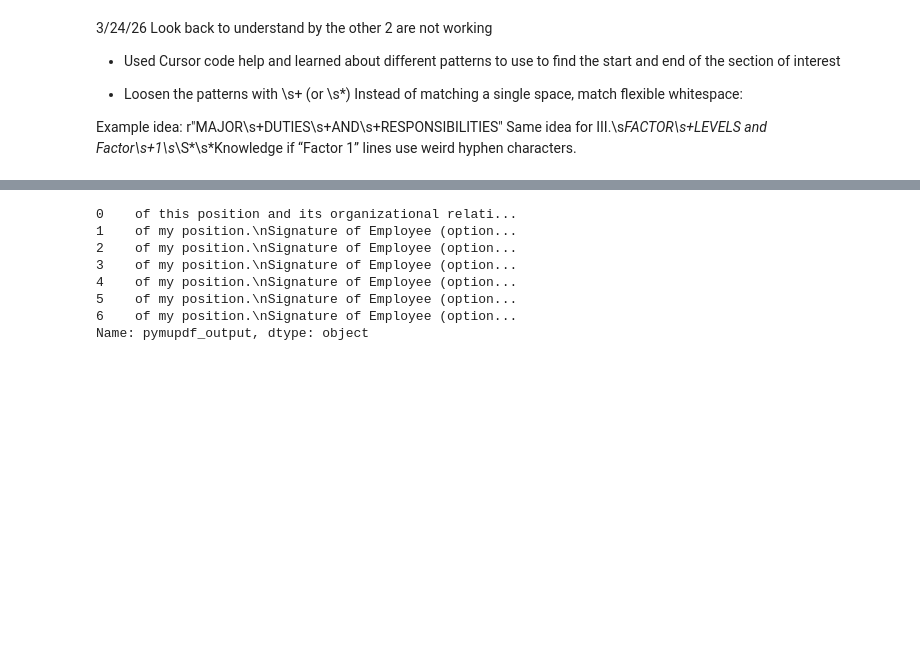
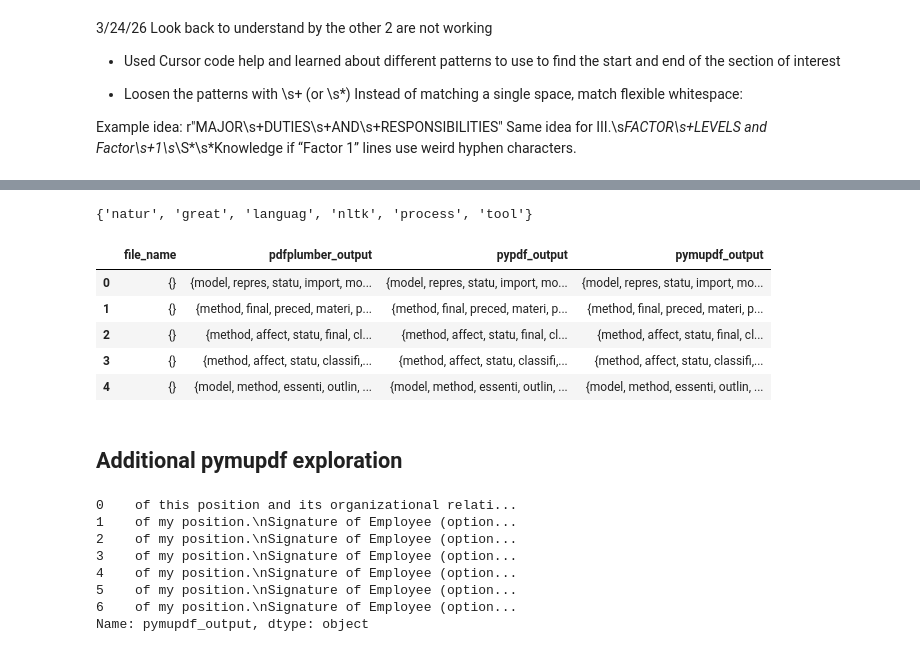
Before and after one commit to stephtsa/job_description_analysis, a Jupyter notebook: job_description_analysis_m2.ipynb, the cells around one changed output, grey strips where cells are left out. Cells and saved outputs as stored; diff of their text form; code cells hidden in the pictures; blank space fills up the shorter version.

```diff
--- a/job_description_analysis_m2.ipynb
+++ b/job_description_analysis_m2.ipynb
@@ -370,0 +440,32 @@ PermissionError: [Errno 13] Permission denied: 'Multi_library_df_test5.xlsx'
+# %%
+def preprocess_text(text):
+    # 1. Lowercase
+    text = text.lower()
+    # 2. Tokenize
+    tokens = word_tokenize(text)
+    # 3. Remove punctuation and stopwords
+    stop_words = set(stopwords.words('english'))
+    tokens = [word for word in tokens if word.isalpha() and word not in stop_words]
+    # 4. Stemming (optional but common)
+    stemmer = PorterStemmer()
+    stemmed_tokens = [stemmer.stem(word) for word in tokens]
+    return set(stemmed_tokens) # Using a set for set-based evaluation
+
+# Example usage
+raw_text = "NLTK is a great tool for Natural Language Processing!"
+processed = preprocess_text(raw_text)
+print(processed)
+# %% [output]
+{'natur', 'great', 'languag', 'nltk', 'process', 'tool'}
+# %%
+#apply nltk processing to df using df.map
+
+HR_df = HR_df.map(lambda x: preprocess_text(x))
+HR_df.head()
+# %% [output]
+|  | file_name | pdfplumber_output | pypdf_output | pymupdf_output |
+| 0 | {} | {model, repres, statu, import, mo... | {model, repres, statu, import, mo... | {model, repres, statu, import, mo... |
+| 1 | {} | {method, final, preced, materi, p... | {method, final, preced, materi, p... | {method, final, preced, materi, p... |
+| 2 | {} | {method, affect, statu, final, cl... | {method, affect, statu, final, cl... | {method, affect, statu, final, cl... |
+| 3 | {} | {method, affect, statu, classifi,... | {method, affect, statu, classifi,... | {method, affect, statu, classifi,... |
+| 4 | {} | {model, method, essenti, outlin, ... | {model, method, essenti, outlin, ... | {model, method, essenti, outlin, ... |
@@ -371,3 +474,5 @@ PermissionError: [Errno 13] Permission denied: 'Multi_library_df_test5.xlsx'
+# %% [markdown]
+## Additional pymupdf exploration
 # %%
 HR_df['pymupdf_output']
 # %% [output]
```
Also changed, not shown: parts of 9 cells of this notebook, 4 other files.
